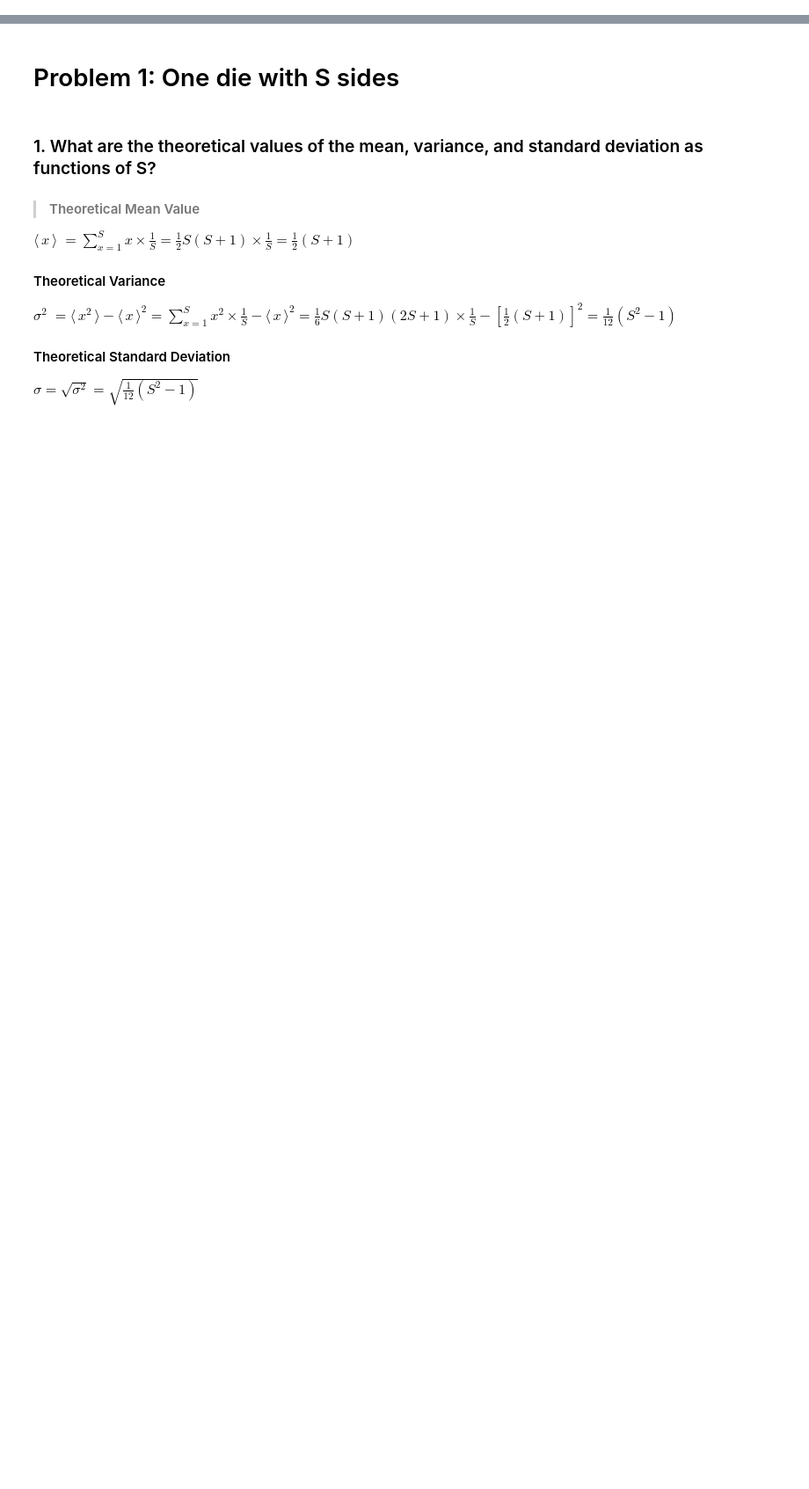
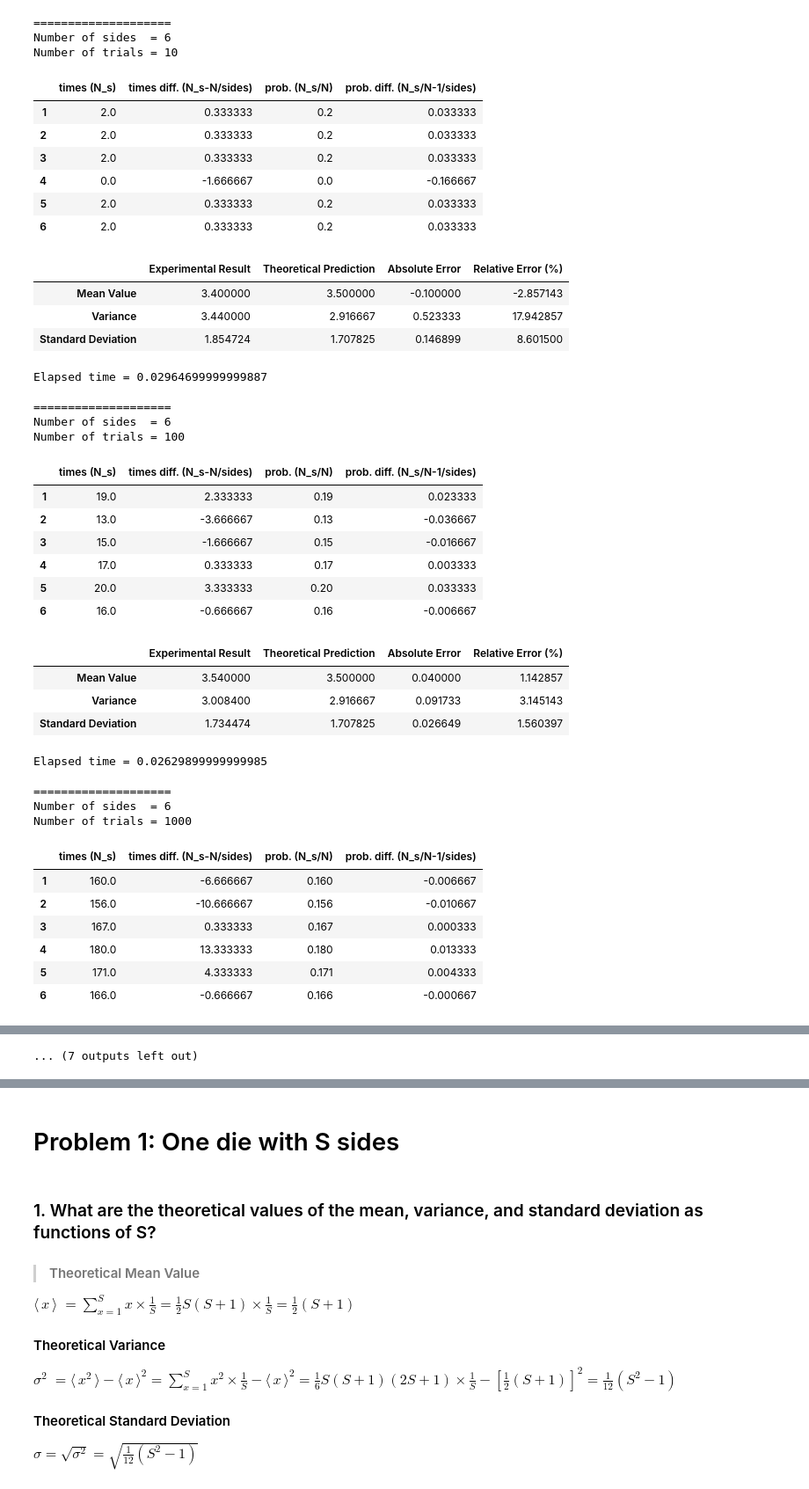
Before and after one commit to Yu-Chen-Huang/SM-1_-amyjan0572, a Jupyter notebook: SM_hw1_106022506_yuhsin.ipynb, the cells around one changed output, grey strips where cells are left out. Shown: that part at 88% size. Cells and saved outputs as stored; diff of their text form; code cells hidden in the pictures; blank space fills up the shorter version.

```diff
--- a/SM_hw1_106022506_yuhsin.ipynb
+++ b/SM_hw1_106022506_yuhsin.ipynb
@@ -0,0 +184,50 @@
+# %%
+OneDieS_np(10, 6)
+OneDieS_np(100, 6)
+OneDieS_np(1000, 6)
+OneDieS_np(10000, 6)
+OneDieS_np(100000, 6)
+OneDieS_np(1000000, 6)
+# %% [output]
+====================
+Number of sides  = 6
+Number of trials = 10
+|  | times (N_s) | times diff. (N_s-N/sides) | prob. (N_s/N) | prob. diff. (N_s/N-1/sides) |
+| 1 | 2.0 | 0.333333 | 0.2 | 0.033333 |
+| 2 | 2.0 | 0.333333 | 0.2 | 0.033333 |
+| 3 | 2.0 | 0.333333 | 0.2 | 0.033333 |
+| 4 | 0.0 | -1.666667 | 0.0 | -0.166667 |
+| 5 | 2.0 | 0.333333 | 0.2 | 0.033333 |
+| 6 | 2.0 | 0.333333 | 0.2 | 0.033333 |
+|  | Experimental Result | Theoretical Prediction | Absolute Error | Relative Error (%) |
+| Mean Value | 3.400000 | 3.500000 | -0.100000 | -2.857143 |
+| Variance | 3.440000 | 2.916667 | 0.523333 | 17.942857 |
+| Standard Deviation | 1.854724 | 1.707825 | 0.146899 | 8.601500 |
+Elapsed time = 0.02964699999999887
+
+====================
+Number of sides  = 6
+Number of trials = 100
+|  | times (N_s) | times diff. (N_s-N/sides) | prob. (N_s/N) | prob. diff. (N_s/N-1/sides) |
+| 1 | 19.0 | 2.333333 | 0.19 | 0.023333 |
+| 2 | 13.0 | -3.666667 | 0.13 | -0.036667 |
+| 3 | 15.0 | -1.666667 | 0.15 | -0.016667 |
+| 4 | 17.0 | 0.333333 | 0.17 | 0.003333 |
+| 5 | 20.0 | 3.333333 | 0.20 | 0.033333 |
+| 6 | 16.0 | -0.666667 | 0.16 | -0.006667 |
+|  | Experimental Result | Theoretical Prediction | Absolute Error | Relative Error (%) |
+| Mean Value | 3.540000 | 3.500000 | 0.040000 | 1.142857 |
+| Variance | 3.008400 | 2.916667 | 0.091733 | 3.145143 |
+| Standard Deviation | 1.734474 | 1.707825 | 0.026649 | 1.560397 |
+Elapsed time = 0.02629899999999985
+
+====================
+Number of sides  = 6
+Number of trials = 1000
+|  | times (N_s) | times diff. (N_s-N/sides) | prob. (N_s/N) | prob. diff. (N_s/N-1/sides) |
+| 1 | 160.0 | -6.666667 | 0.160 | -0.006667 |
+| 2 | 156.0 | -10.666667 | 0.156 | -0.010667 |
+| 3 | 167.0 | 0.333333 | 0.167 | 0.000333 |
+| 4 | 180.0 | 13.333333 | 0.180 | 0.013333 |
+| 5 | 171.0 | 4.333333 | 0.171 | 0.004333 |
+| 6 | 166.0 | -0.666667 | 0.166 | -0.000667 |
@@ -0,0 +254 @@
+... (7 outputs left out)
```
Also changed, not shown: parts of 12 cells of this notebook.
